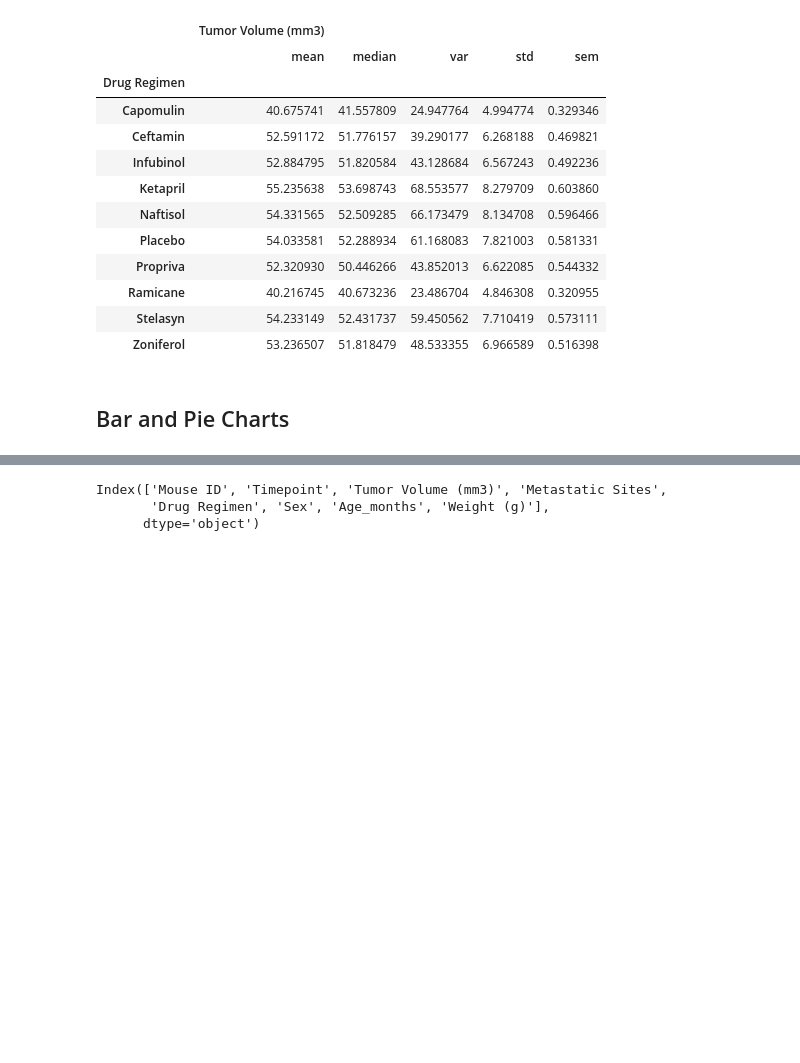
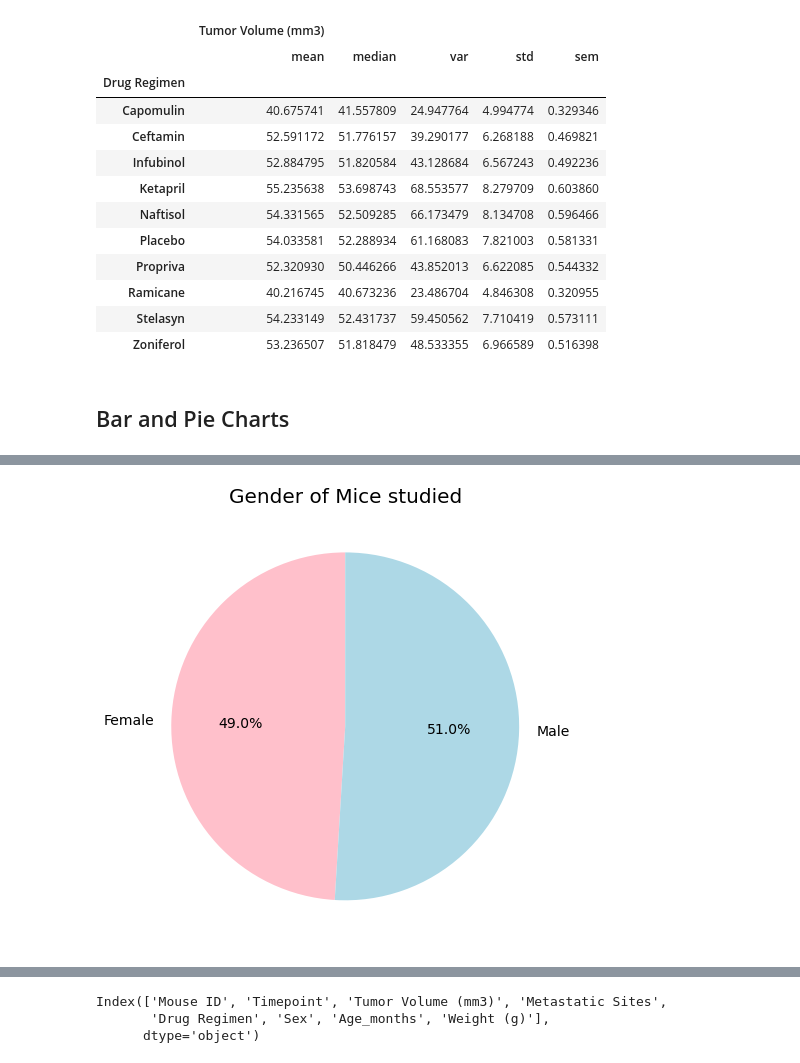
Before and after one commit to JeffPinegar/Python_ManCeuticals, a Jupyter notebook: JSP Pymaceuticals_starter.ipynb, the cells around one changed output, grey strips where cells are left out. Saved outputs shown, nothing was run; the diff lists cells and outputs as text; code cells hidden in the pictures; blank space fills up the shorter version.

```diff
--- a/JSP Pymaceuticals_starter.ipynb
+++ b/JSP Pymaceuticals_starter.ipynb
@@ -172,0 +212,18 @@ mouse_tumor_stats_df.head(20)
+# %%
+# Generate a pie plot showing the distribution of female versus male mice using pyplot
+a = mouse_df.groupby(['Sex'])['Mouse ID'].count()
+labels = a.index.tolist()                                                       # Set the pie slice labels
+values = a.tolist()                                                             # Set size of the slices
+colors = ['pink','lightblue']                                                   # Set the colors for the slices
+fig = plt.figure(figsize=(8,8))                                                 # Set the figure size
+plt.title('Gender of Mice studied', fontsize = 20)
+plt.pie(values,
+    labels=labels,
+    colors=colors,
+    autopct="%1.1f%%",
+    shadow=False,
+    frame = False,
+    textprops={'fontsize': 14},
+    startangle=90);
+# %% [output]
+[figure, added]
```
Also changed, not shown: parts of 15 cells of this notebook, 1 other file.
